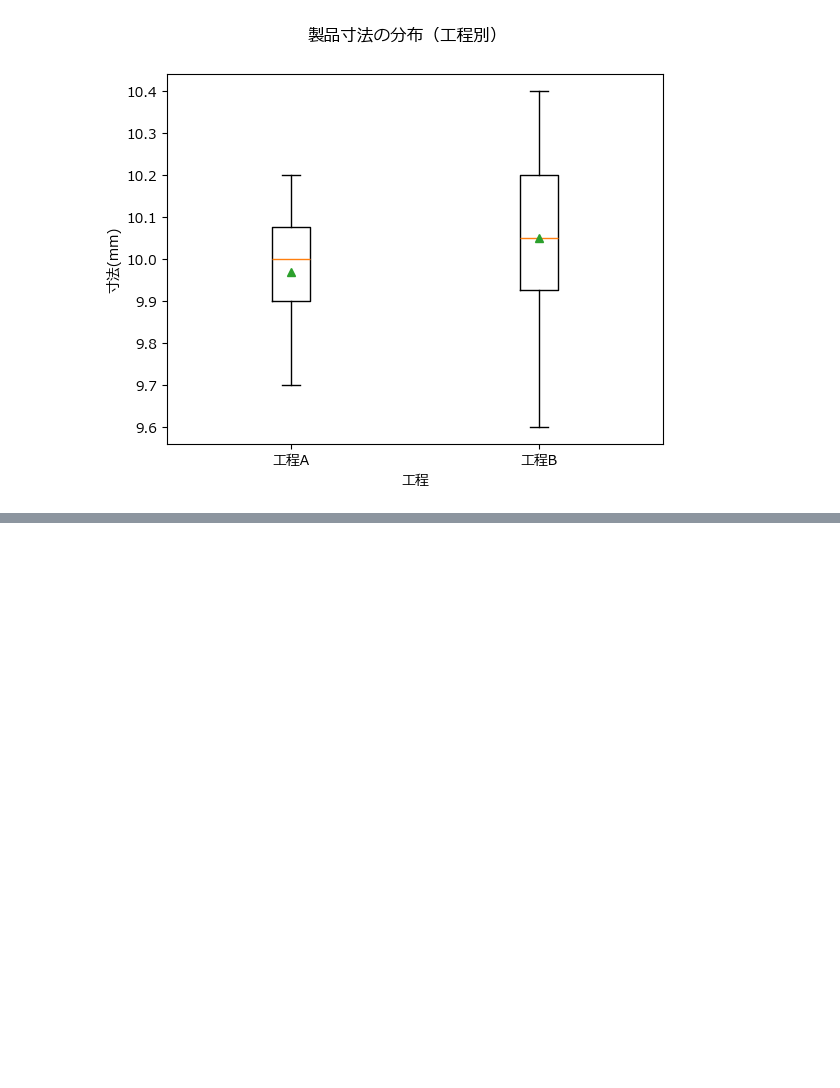
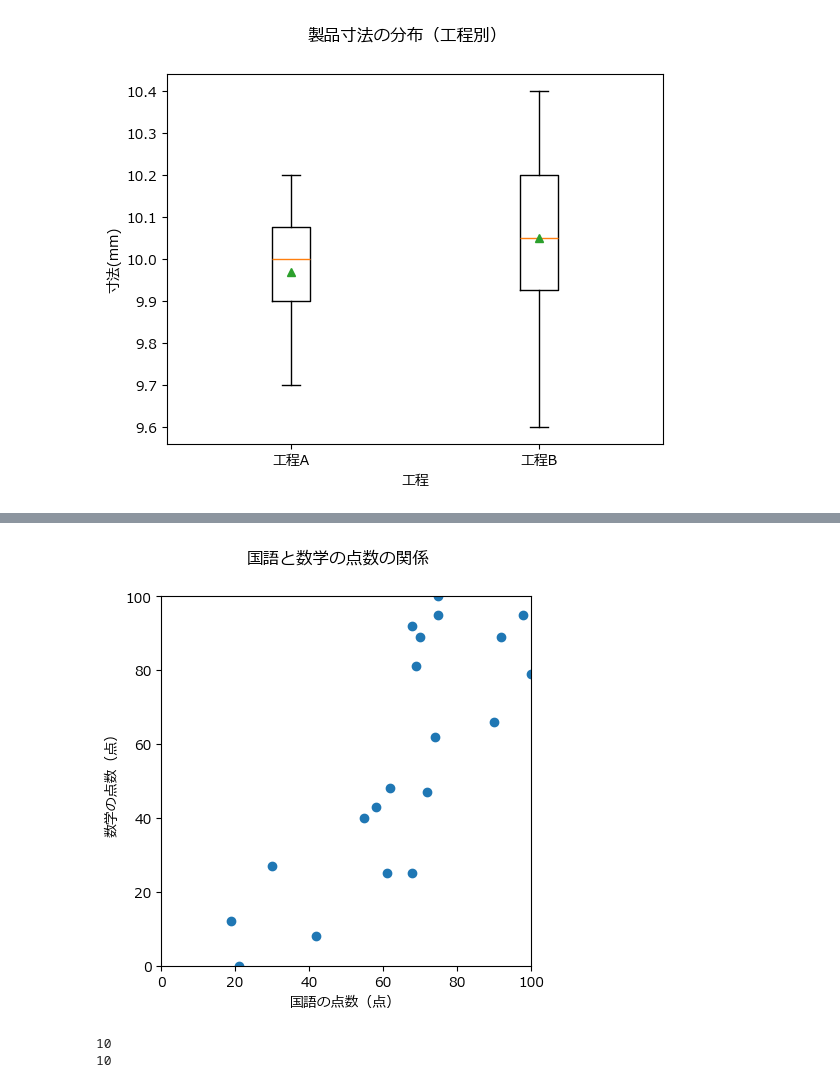
Before and after one commit to kjfarm1225/pyq_practice, a Jupyter notebook: 140_4_hist_box_scatter/140-4_hist_box_scatter.ipynb, the cells around one changed output, grey strips where cells are left out. Saved outputs shown, nothing was run; the diff lists cells and outputs as text; code cells hidden in the pictures; blank space fills up the shorter version.

```diff
--- a/140_4_hist_box_scatter/140-4_hist_box_scatter.ipynb
+++ b/140_4_hist_box_scatter/140-4_hist_box_scatter.ipynb
@@ -188,0 +196,40 @@ plt.show()
+# %%
+plt.rcParams["font.family"] = "Meiryo"
+# %%
+# 国語の点数（20人分）
+scores_lang = [19, 21, 30, 42, 55, 58, 61, 62, 68, 68,
+               69, 70, 72, 74, 75, 75, 90, 92, 98, 100]
+
+# 数学の点数（20人分）
+scores_math = [12, 0, 27, 8, 40, 43, 25, 48, 25, 92,
+               81, 89, 47, 62, 100, 95, 66, 89, 95, 79]
+# %%
+fig, ax = plt.subplots()
+
+ax.scatter(scores_lang, scores_math)
+
+ax.set_xlim(0, 100)
+ax.set_ylim(0, 100)
+ax.set_aspect("equal")
+
+fig.suptitle("国語と数学の点数の関係")
+ax.set_xlabel("国語の点数（点）")
+ax.set_ylabel("数学の点数（点）")
+
+plt.show()
+# %% [output]
+[figure, added]
+# %%
+import matplotlib.pyplot as plt
+%matplotlib inline
+
+plt.rcParams["font.family"] = "Meiryo"
+
+study_hours = [1, 2, 2, 3, 4, 4, 5, 6, 7, 8]
+test_scores = [40, 45, 50, 55, 60, 62, 70, 78, 85, 92]
+
+print(len(study_hours))
+print(len(test_scores))
+# %% [output]
+10
+10
```
Also changed, not shown: parts of 9 cells of this notebook.
